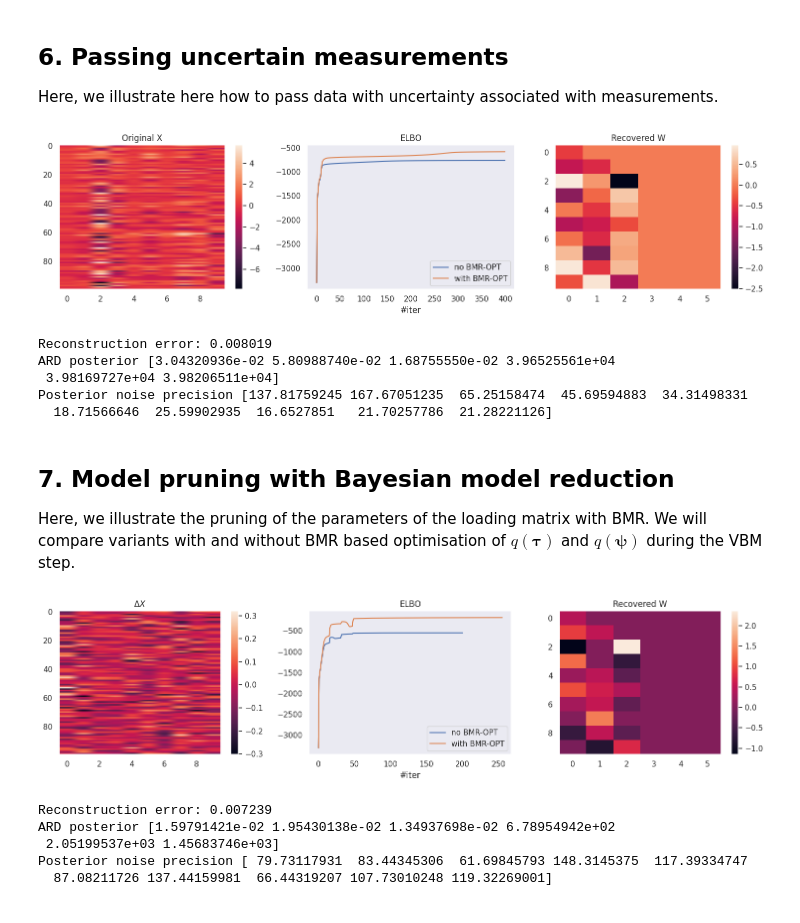
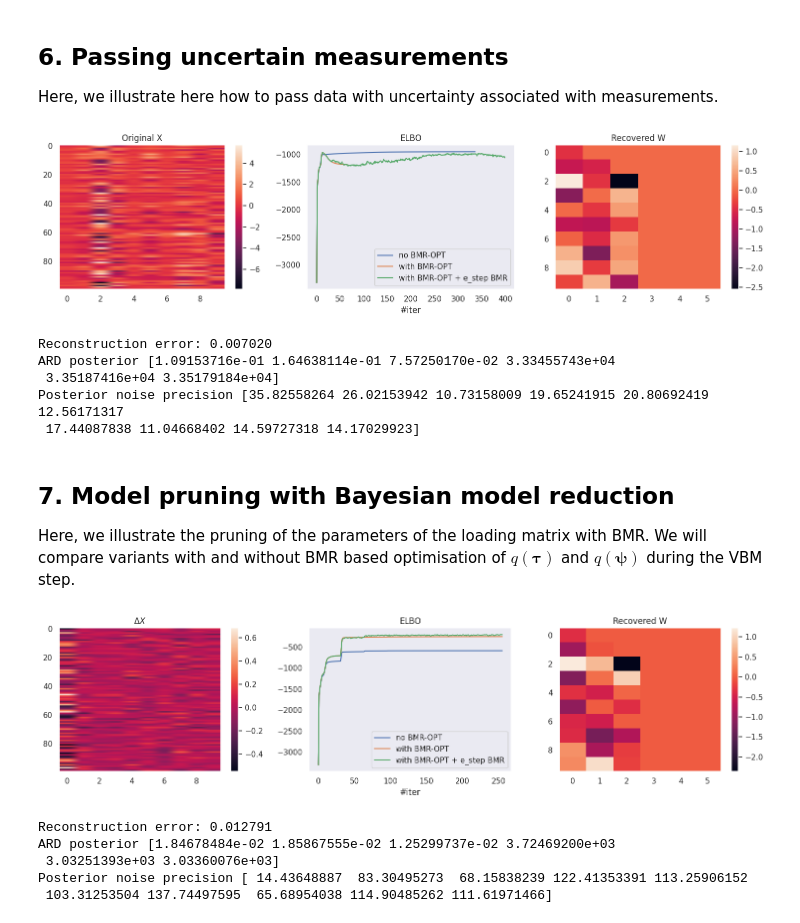
Before and after one commit to dimarkov/sppcax, a Jupyter notebook: examples/debug_factor_analysis.ipynb, the cells around one changed output. Cells and saved outputs as stored; diff of their text form; code cells hidden in the pictures.

```diff
--- a/examples/debug_factor_analysis.ipynb
+++ b/examples/debug_factor_analysis.ipynb
@@ -405,17 +478,30 @@ Posterior noise precision [131.09223512 154.37711695  63.14893167  45.24343172
 Here, we illustrate here how to pass data with uncertainty associated with measurements.
 # %%
 # add uncertainty to observations
-X_dist = MultivariateNormal(loc=X, precision=20*jnp.eye(n_features))
+X_dist = MultivariateNormal(loc=X, precision=50*jnp.eye(n_features))
 
 # Initialize model
 model1 = PFA(n_components=2 * n_components, n_features=n_features)
 model2 = PFA(n_components=2 * n_components, n_features=n_features, optimize_with_bmr=True)
+model3 = PFA(n_components=2*n_components, n_features=n_features, bmr_e_step=True)
+model4 = PFA(n_components=2*n_components, n_features=n_features, optimize_with_bmr=True, bmr_e_step=True)
+
 
 # Fit model
-fitted_model1, elbos1 = fit(model1, X, tol=1e-3, n_iter=400)
-fitted_model2, elbos2 = fit(model2, X, tol=1e-3, n_iter=400)
+key, _key = jr.split(key)
+fitted_model1, elbos1 = fit(model1, X_dist, tol=1e-2, n_iter=400, key=key)
 
-f_model = fitted_model1 if elbos1[-1] > elbos2[-1] else fitted_model2
+key, _key = jr.split(key)
+fitted_model2, elbos2 = fit(model2, X_dist, tol=1e-2, n_iter=400, key=key)
+
+key, _key = jr.split(key)
+fitted_model3, elbos3 = fit(model3, X_dist, tol=1e-2, n_iter=400, key=key)
+
+key, _key = jr.split(key)
+fitted_model4, elbos4 = fit(model4, X_dist, tol=1e-2, n_iter=400, key=key)
+
+m = jnp.argmax(jnp.array([elbos1[-1], elbos2[-1], elbos3[-1], elbos4[-1]])).item()
+f_model = [fitted_model1, fitted_model2, fitted_model3, fitted_model4][m]
 
 # Transform data
 qz = transform(f_model, X_dist)
@@ -434,6 +520,8 @@ plt.colorbar()
 plt.subplot(132)
 plt.plot(elbos1, label='no BMR-OPT')
 plt.plot(elbos2, label='with BMR-OPT')
+plt.plot(elbos3, label='e_step BMR')
+plt.plot(elbos4, label='with BMR-OPT + e_step BMR')
 plt.title('ELBO')
 plt.xlabel('#iter')
 plt.legend()
@@ -453,12 +541,12 @@ print(f"Reconstruction error: {error:.6f}")
 print("ARD posterior", f_model.W_dist.gamma.mean)
 print("Posterior noise precision", f_model.noise_precision.mean)
 # %% [output]
-[figure, old version]
+[figure, new version]
-Reconstruction error: 0.008019
-ARD posterior [3.04320936e-02 5.80988740e-02 1.68755550e-02 3.96525561e+04
- 3.98169727e+04 3.98206511e+04]
-Posterior noise precision [137.81759245 167.67051235  65.25158474  45.69594883  34.31498331
-  18.71566646  25.59902935  16.6527851   21.70257786  21.28221126]
+Reconstruction error: 0.007020
+ARD posterior [1.09153716e-01 1.64638114e-01 7.57250170e-02 3.33455743e+04
+ 3.35187416e+04 3.35179184e+04]
+Posterior noise precision [35.82558264 26.02153942 10.73158009 19.65241915 20.80692419 12.56171317
+ 17.44087838 11.04668402 14.59727318 14.17029923]
 # %% [markdown]
 ## 7. Model pruning with Bayesian model reduction
 
@@ -466,14 +554,24 @@ Here, we illustrate the pruning of the parameters of the loading matrix with BMR
 compare variants with and without BMR based optimisation of $q(\pmb{\tau})$ and $q(\pmb{\psi})$ during the VBM step.
 # %%
 # Initialize model - note that BMR pruning requires random state as it uses Gibbs sampling for prining
-model1 = PFA(n_components=2 * n_components, n_features=n_features, random_state=jr.PRNGKey(111))
-model2 = PFA(n_components=2 * n_components, n_features=n_features, optimize_with_bmr=True, random_state=jr.PRNGKey(111))
+# Initialize model
+model1 = PFA(n_components=2 * n_components, n_features=n_features, bmr_m_step=True)
+model2 = PFA(n_components=2 * n_components, n_features=n_features, optimize_with_bmr=True, bmr_m_step=True)
+model3 = PFA(n_components=2 * n_components, n_features=n_features, optimize_with_bmr=True, bmr_e_step=True, bmr_m_step=True)
+
 
 # Fit model
-fitted_model1, elbos1 = fit(model1, X, tol=1e-3, n_iter=256, use_bmr=True, bmr_frequency=16)
-fitted_model2, elbos2 = fit(model2, X, tol=1e-3, n_iter=256, use_bmr=True, bmr_frequency=16)
+key, _key = jr.split(key)
+fitted_model1, elbos1 = fit(model1, X, tol=1e-3, n_iter=256, bmr_frequency=32, key=key)
 
-f_model = fitted_model1 if elbos1[-1] > elbos2[-1] else fitted_model2
+key, _key = jr.split(key)
+fitted_model2, elbos2 = fit(model2, X, tol=1e-3, n_iter=256, bmr_frequency=32, key=key)
+
+key, _key = jr.split(key)
+fitted_model3, elbos3 = fit(model3, X, tol=1e-3, n_iter=256, bmr_frequency=32, key=key)
+
+m = jnp.argmax(jnp.array([elbos1[-1], elbos2[-1], elbos3[-1]])).item()
+f_model = [fitted_model1, fitted_model2, fitted_model3][m]
 
 # Transform data
 qz = transform(f_model, X)
@@ -484,36 +582,37 @@ X_reconstructed = inverse_transform(f_model, qz).mean
 # Visualize results
 plt.figure(figsize=(15, 4))
 
 plt.subplot(131)
 plt.imshow(X - X_reconstructed, aspect='auto')
 plt.title(r'$\Delta X$')
 plt.colorbar()
 
 plt.subplot(132)
 plt.plot(elbos1, label='no BMR-OPT')
 plt.plot(elbos2, label='with BMR-OPT')
+plt.plot(elbos3, label='with BMR-OPT + e_step BMR')
 plt.title('ELBO')
 plt.xlabel('#iter')
 plt.legend()
 
 plt.subplot(133)
 plt.imshow(f_model.W_dist.mean, aspect='auto')
 plt.title('Recovered W')
 plt.colorbar()
 
 plt.tight_layout()
 plt.show()
 
 # Print reconstruction error
 error = jnp.mean((X - X_reconstructed) ** 2)
 print(f"Reconstruction error: {error:.6f}")
 
 print("ARD posterior", f_model.W_dist.gamma.mean)
 print("Posterior noise precision", f_model.noise_precision.mean)
 # %% [output]
-[figure, old version]
+[figure, new version]
-Reconstruction error: 0.007239
-ARD posterior [1.59791421e-02 1.95430138e-02 1.34937698e-02 6.78954942e+02
- 2.05199537e+03 1.45683746e+03]
-Posterior noise precision [ 79.73117931  83.44345306  61.69845793 148.3145375  117.39334747
-  87.08211726 137.44159981  66.44319207 107.73010248 119.32269001]
+Reconstruction error: 0.012791
+ARD posterior [1.84678484e-02 1.85867555e-02 1.25299737e-02 3.72469200e+03
+ 3.03251393e+03 3.03360076e+03]
+Posterior noise precision [ 14.43648887  83.30495273  68.15838239 122.41353391 113.25906152
+ 103.31253504 137.74497595  65.68954038 114.90485262 111.61971466]
```
Also changed, not shown: parts of 5 cells of this notebook.
